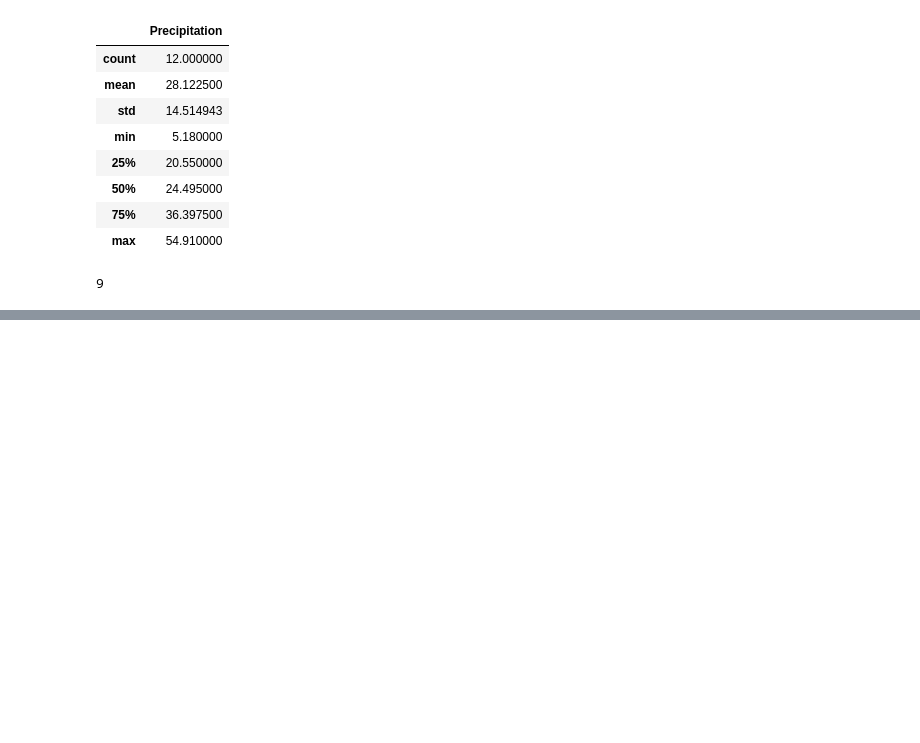
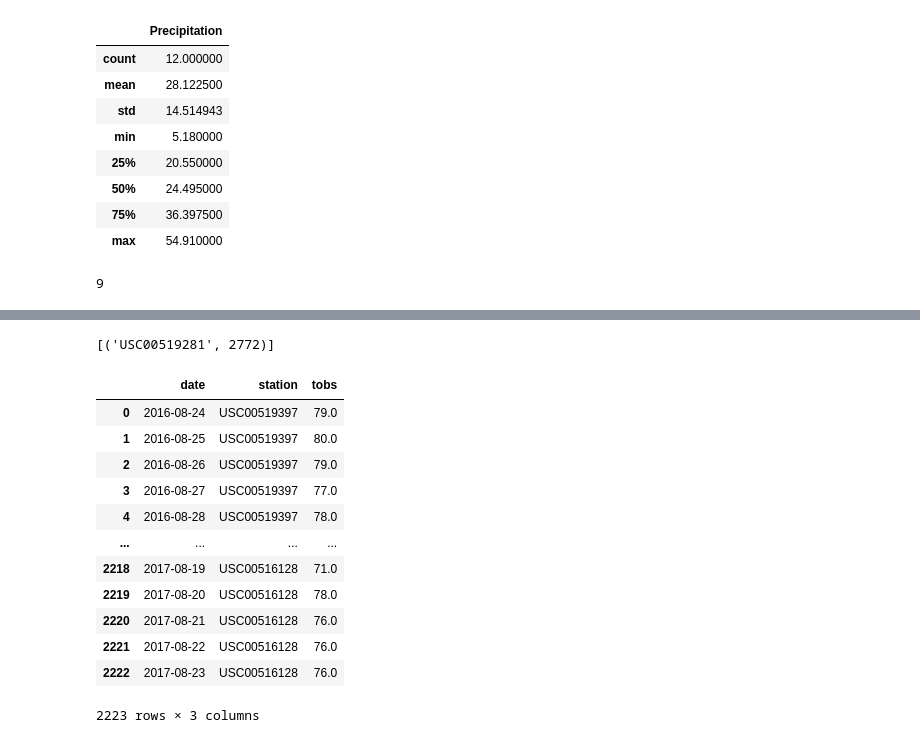
Before and after one commit to gabprado/sql-alchemy-challenge, a Jupyter notebook: surfs_up.ipynb, the cells around one changed output, grey strips where cells are left out. Cells and saved outputs as stored; diff of their text form; code cells hidden in the pictures; blank space fills up the shorter version.

```diff
--- a/surfs_up.ipynb
+++ b/surfs_up.ipynb
@@ -77,0 +97,30 @@ AttributeError: 'str' object has no attribute 'desc'
+# %%
+max_obs = max([observation.Observations for observation in observations])
+session.query(
+    Measurement.station, func.count(Measurement.date).label("Observations")
+).group_by(Measurement.station).having(func.count(Measurement.date) == max_obs).all()
+# %% [output]
+[('USC00519281', 2772)]
+# %%
+max_date = session.query(func.max(Measurement.date)).scalar()
+temp_sql = (
+    session.query(Measurement.date, Measurement.station, Measurement.tobs)
+    .filter(Measurement.date > func.strftime("%Y-%m-%d", max_date, "-1 years"))
+    .all()
+)
+temp_obs = pd.DataFrame(temp_sql)
+temp_obs
+# %% [output]
+|  | date | station | tobs |
+| 0 | 2016-08-24 | USC00519397 | 79.0 |
+| 1 | 2016-08-25 | USC00519397 | 80.0 |
+| 2 | 2016-08-26 | USC00519397 | 79.0 |
+| 3 | 2016-08-27 | USC00519397 | 77.0 |
+| 4 | 2016-08-28 | USC00519397 | 78.0 |
+| ... | ... | ... | ... |
+| 2218 | 2017-08-19 | USC00516128 | 71.0 |
+| 2219 | 2017-08-20 | USC00516128 | 78.0 |
+| 2220 | 2017-08-21 | USC00516128 | 76.0 |
+| 2221 | 2017-08-22 | USC00516128 | 76.0 |
+| 2222 | 2017-08-23 | USC00516128 | 76.0 |
+2223 rows × 3 columns
```
Also changed, not shown: parts of 4 cells of this notebook.
